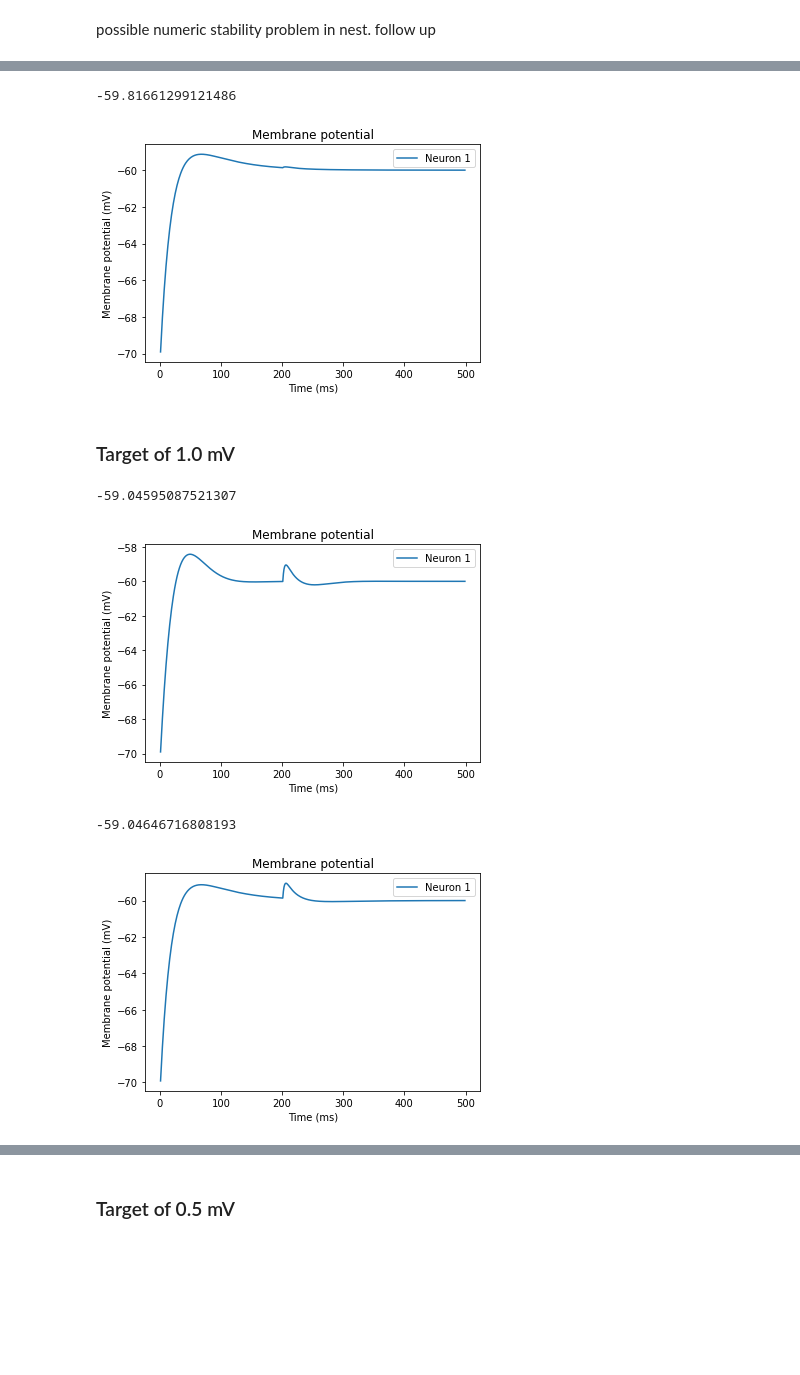
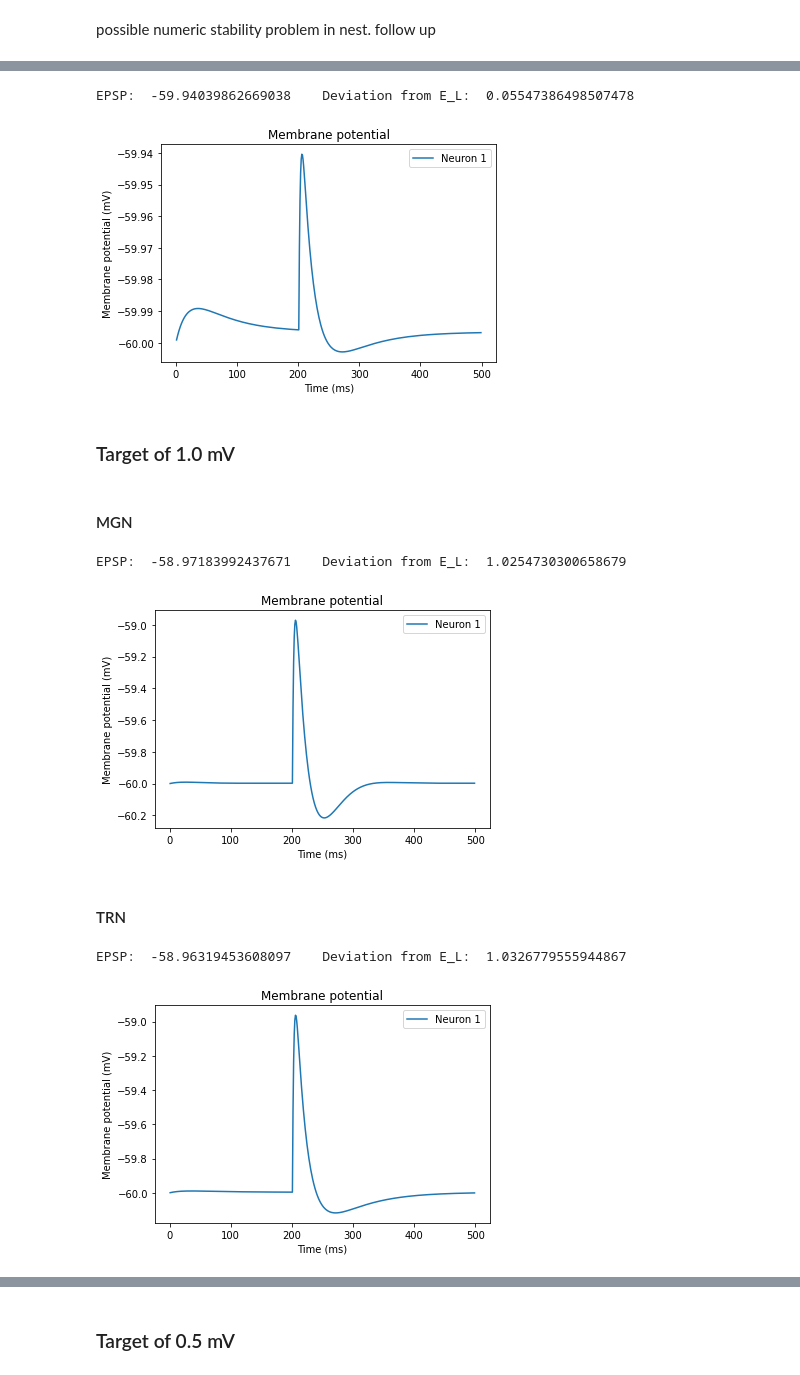
Before and after one commit to 104H/simulenation, a Jupyter notebook: src/epspcomputation.ipynb, the cells around one changed output, grey strips where cells are left out. Drawn from its saved outputs; the diff is of its cells as text; code cells hidden in the pictures; blank space fills up the shorter version.

```diff
--- a/src/epspcomputation.ipynb
+++ b/src/epspcomputation.ipynb
@@ -90,12 +91,18 @@ def oneSpikeEpsp (params, weight):
     nest.Simulate(500)
 
     nest.voltage_trace.from_device(v)
+    #plt.plot(v.events['V_m'][100:])
 
     #print(v.events['V_m'])
+    l = v.events['V_m'][194]
     if weight > 0:
-        print(max(v.events['V_m'][195:]))
+        m = max(v.events['V_m'][195:])
     else:
-        print(min(v.events['V_m'][195:]))
+        m = min(v.events['V_m'][195:])
+
+    diff = abs(m - l)
+
+    print("EPSP: ", str(m), "   Deviation from E_L: ", str(diff))
 # %%
 # from MGN to eA1
 oneSpikeEpsp(neuron_exc_params_aone, 0.05)
@@ -154,17 +161,21 @@ oneSpikeEpsp(TRN_params, 2.2)
 # from eA1 to TRN
 oneSpikeEpsp(TRN_params, 0.08)
 # %% [output]
--59.81661299121486
+EPSP:  -59.94039862669038    Deviation from E_L:  0.05547386498507478
-[figure, old version]
+[figure, new version]
 # %% [markdown]
 ### Target of 1.0 mV
+# %% [markdown]
+#### MGN
 # %%
-oneSpikeEpsp(MGN_params, 1.4)
+oneSpikeEpsp(MGN_params, 1.5)
 # %% [output]
--59.04595087521307
+EPSP:  -58.97183992437671    Deviation from E_L:  1.0254730300658679
-[figure, old version]
+[figure, new version]
+# %% [markdown]
+#### TRN
 # %%
-oneSpikeEpsp(TRN_params, 1.2)
+oneSpikeEpsp(TRN_params, 1.5)
 # %% [output]
--59.04646716808193
+EPSP:  -58.96319453608097    Deviation from E_L:  1.0326779555944867
-[figure, old version]
+[figure, new version]
```
Also changed, not shown: parts of 23 cells of this notebook.
